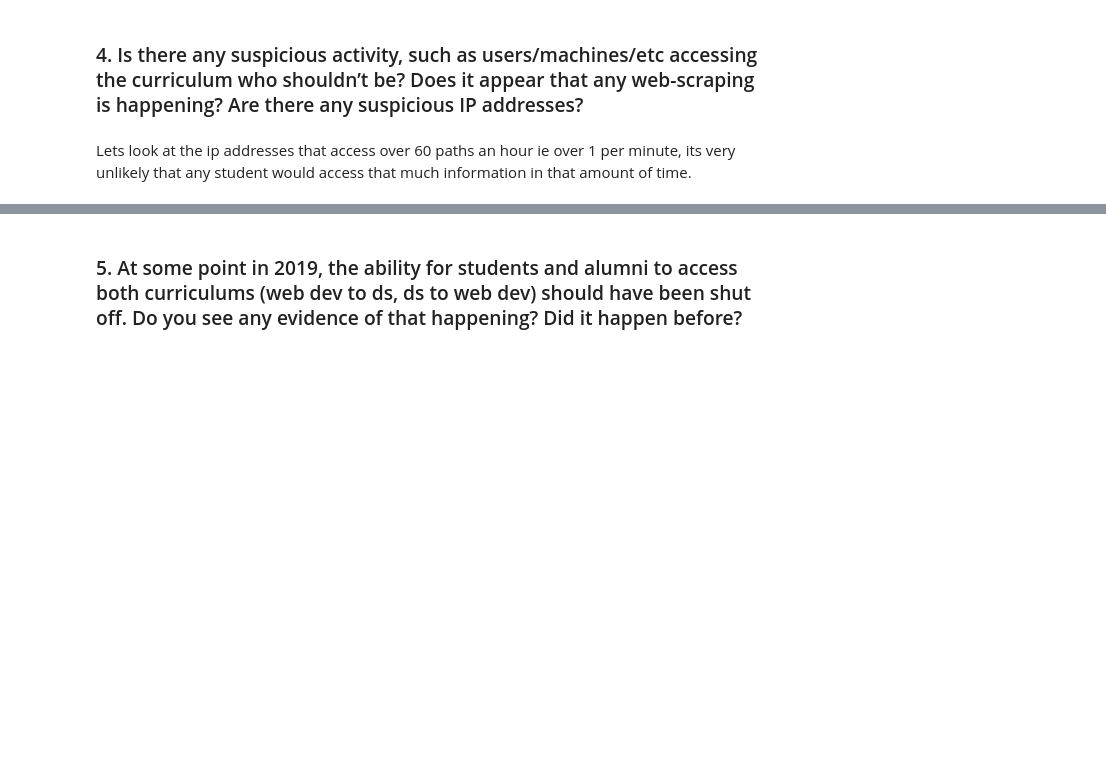
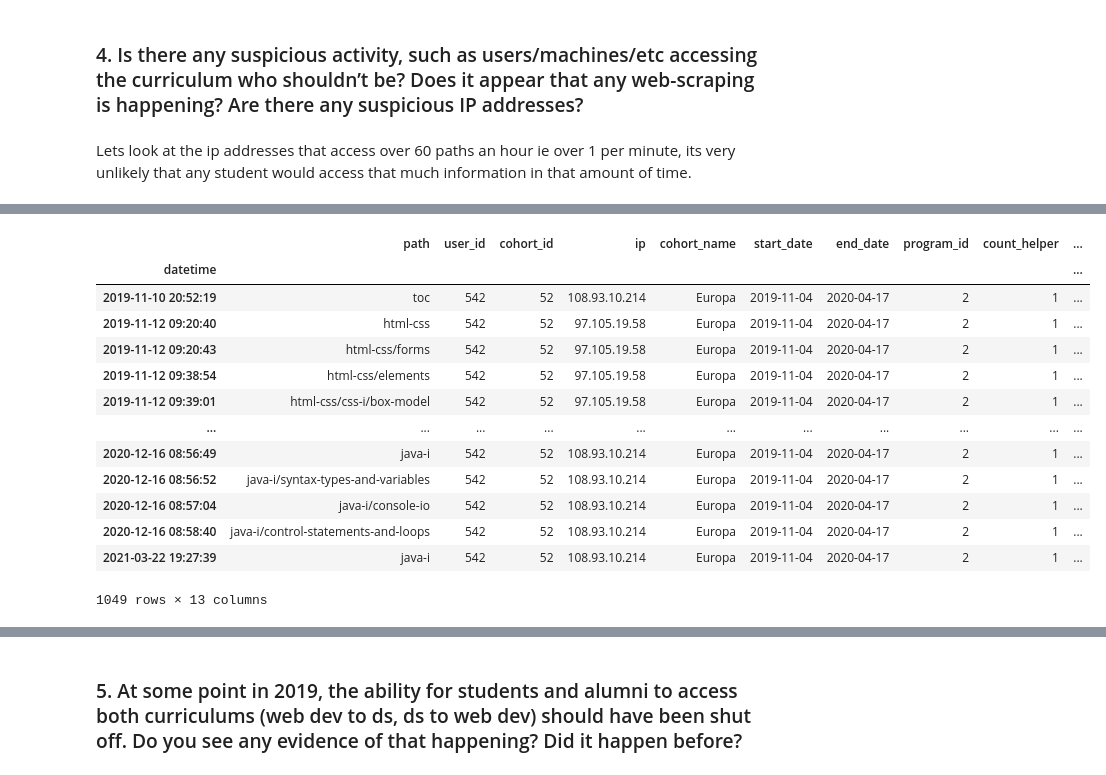
Before and after one commit to JaredVahle/anomaly-detection-project, a Jupyter notebook: anomaly_detection_project_final.ipynb, the cells around one changed output, grey strips where cells are left out. Saved outputs shown, nothing was run; the diff lists cells and outputs as text; code cells hidden in the pictures; blank space fills up the shorter version.

```diff
--- a/anomaly_detection_project_final.ipynb
+++ b/anomaly_detection_project_final.ipynb
@@ -296,0 +563,17 @@ Lets look at the ip addresses that access over 60 paths an hour ie over 1 per mi
+# %%
+df[df.user_id == 542]
+# %% [output]
+|  | path | user_id | cohort_id | ip | cohort_name | start_date | end_date | program_id | count_helper | ... |
+| datetime |  |  |  |  |  |  |  |  |  | ... |
+| 2019-11-10 20:52:19 | toc | 542 | 52 | 108.93.10.214 | Europa | 2019-11-04 | 2020-04-17 | 2 | 1 | ... |
+| 2019-11-12 09:20:40 | html-css | 542 | 52 | 97.105.19.58 | Europa | 2019-11-04 | 2020-04-17 | 2 | 1 | ... |
+| 2019-11-12 09:20:43 | html-css/forms | 542 | 52 | 97.105.19.58 | Europa | 2019-11-04 | 2020-04-17 | 2 | 1 | ... |
+| 2019-11-12 09:38:54 | html-css/elements | 542 | 52 | 97.105.19.58 | Europa | 2019-11-04 | 2020-04-17 | 2 | 1 | ... |
+| 2019-11-12 09:39:01 | html-css/css-i/box-model | 542 | 52 | 97.105.19.58 | Europa | 2019-11-04 | 2020-04-17 | 2 | 1 | ... |
+| ... | ... | ... | ... | ... | ... | ... | ... | ... | ... | ... |
+| 2020-12-16 08:56:49 | java-i | 542 | 52 | 108.93.10.214 | Europa | 2019-11-04 | 2020-04-17 | 2 | 1 | ... |
+| 2020-12-16 08:56:52 | java-i/syntax-types-and-variables | 542 | 52 | 108.93.10.214 | Europa | 2019-11-04 | 2020-04-17 | 2 | 1 | ... |
+| 2020-12-16 08:57:04 | java-i/console-io | 542 | 52 | 108.93.10.214 | Europa | 2019-11-04 | 2020-04-17 | 2 | 1 | ... |
+| 2020-12-16 08:58:40 | java-i/control-statements-and-loops | 542 | 52 | 108.93.10.214 | Europa | 2019-11-04 | 2020-04-17 | 2 | 1 | ... |
+| 2021-03-22 19:27:39 | java-i | 542 | 52 | 108.93.10.214 | Europa | 2019-11-04 | 2020-04-17 | 2 | 1 | ... |
+1049 rows × 13 columns
```
Also changed, not shown: parts of 70 cells of this notebook, 1 other file.
